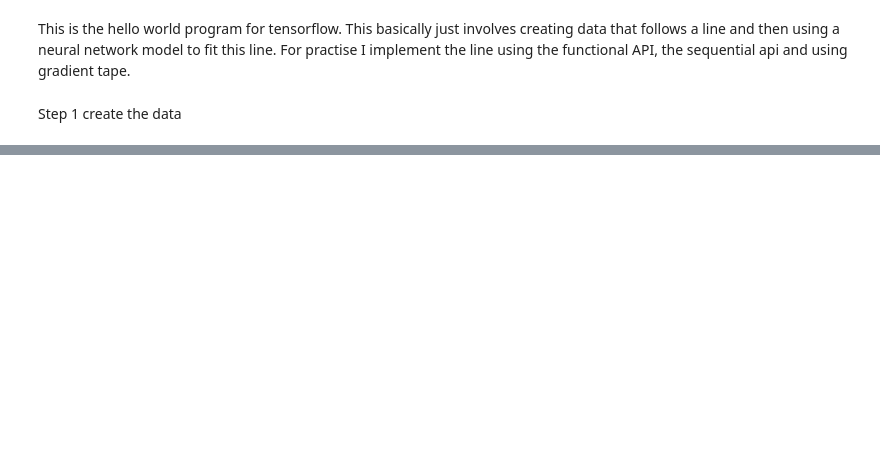
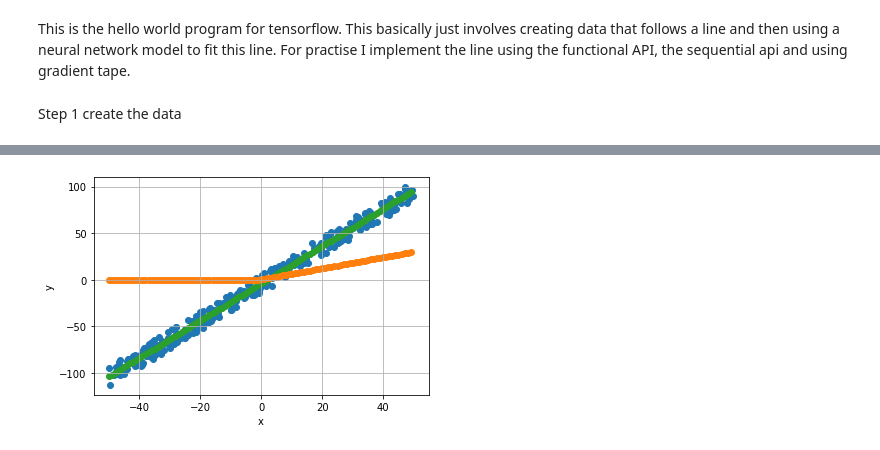
Before and after one commit to davidpitkanen/tensorflowbasics, a Jupyter notebook: helloworld.ipynb, the cells around one changed output, grey strips where cells are left out. Saved outputs shown, nothing was run; the diff lists cells and outputs as text; code cells hidden in the pictures; blank space fills up the shorter version.

Commit message:
hello world is just implemented using the sequential api

```diff
--- a/helloworld.ipynb
+++ b/helloworld.ipynb
@@ -39,0 +42,14 @@ tf.Tensor(
+# %%
+# define sequential model
+model = tf.keras.models.Sequential([
+  tf.keras.layers.Flatten(input_shape=(1,)),
+  tf.keras.layers.Dense(128, activation='relu'),
+  tf.keras.layers.Dropout(0.2),
+  tf.keras.layers.Dense(1, activation='relu')
+])
+
+model.compile(optimizer='adam',
+              loss=tf.keras.losses.MeanSquaredError(),
+              metrics=['accuracy'])
+
+model.fit(xdata, ydata_pred, epochs=5)
@@ -39,0 +70,16 @@ tf.Tensor(
+# %%
+t = np.arange(-50.0, 50.0, 1)
+s = true_b + true_m * t
+y_calc = model.predict(t)
+
+fig, ax = plt.subplots()
+ax.scatter(xs, ydata_pred, c='tab:blue')
+ax.scatter(t, s, c='tab:green')
+ax.scatter(t, y_calc, c='tab:orange')
+
+ax.set(xlabel='x', ylabel='y')
+
+ax.grid()
+plt.show()
+# %% [output]
+[figure, added]
```
Also changed, not shown: parts of 7 cells of this notebook.
